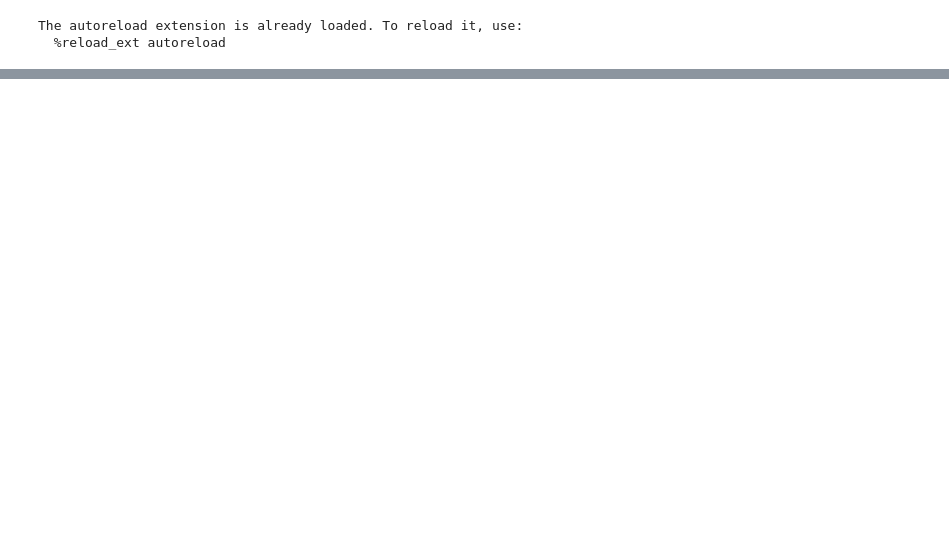
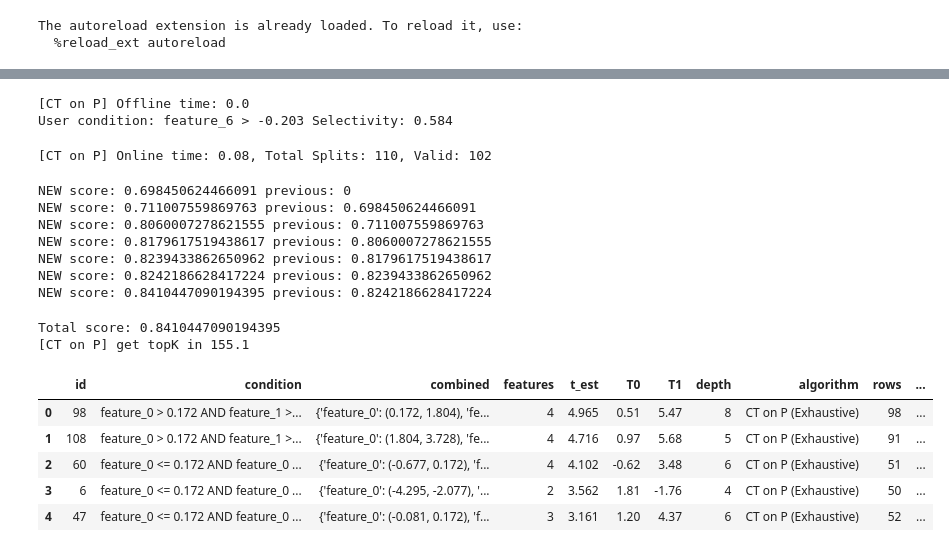
Before and after one commit to antonismand/Query-Driven-Data-Exploration-with-Heterogeneous-Treatment-Effects, a Jupyter notebook: debug.ipynb, the cells around one changed output, grey strips where cells are left out. Drawn from its saved outputs; the diff is of its cells as text; code cells hidden in the pictures; blank space fills up the shorter version.

Commit message:
rerun exhaustive

```diff
--- a/debug.ipynb
+++ b/debug.ipynb
@@ -45,0 +72,21 @@ Overlap matrix computed
+# %%
+debug(CTP, Exhaustive)
+# %% [output]
+[CT on P] Offline time: 0.0
+User condition: feature_6 > -0.203 Selectivity: 0.584
+[CT on P] Online time: 0.08, Total Splits: 110, Valid: 102
+NEW score: 0.698450624466091 previous: 0
+NEW score: 0.711007559869763 previous: 0.698450624466091
+NEW score: 0.8060007278621555 previous: 0.711007559869763
+NEW score: 0.8179617519438617 previous: 0.8060007278621555
+NEW score: 0.8239433862650962 previous: 0.8179617519438617
+NEW score: 0.8242186628417224 previous: 0.8239433862650962
+NEW score: 0.8410447090194395 previous: 0.8242186628417224
+Total score: 0.8410447090194395
+[CT on P] get topK in 155.1
+|  | id | condition | combined | features | t_est | T0 | T1 | depth | algorithm | rows | ... |
+| 0 | 98 | feature_0 > 0.172 AND feature_1 >... | {'feature_0': (0.172, 1.804), 'fe... | 4 | 4.965 | 0.51 | 5.47 | 8 | CT on P (Exhaustive) | 98 | ... |
+| 1 | 108 | feature_0 > 0.172 AND feature_1 >... | {'feature_0': (1.804, 3.728), 'fe... | 4 | 4.716 | 0.97 | 5.68 | 5 | CT on P (Exhaustive) | 91 | ... |
+| 2 | 60 | feature_0 <= 0.172 AND feature_0 ... | {'feature_0': (-0.677, 0.172), 'f... | 4 | 4.102 | -0.62 | 3.48 | 6 | CT on P (Exhaustive) | 51 | ... |
+| 3 | 6 | feature_0 <= 0.172 AND feature_0 ... | {'feature_0': (-4.295, -2.077), '... | 2 | 3.562 | 1.81 | -1.76 | 4 | CT on P (Exhaustive) | 50 | ... |
+| 4 | 47 | feature_0 <= 0.172 AND feature_0 ... | {'feature_0': (-0.081, 0.172), 'f... | 3 | 3.161 | 1.20 | 4.37 | 6 | CT on P (Exhaustive) | 52 | ... |
```
Also changed, not shown: parts of 10 cells of this notebook, 4 other files.
